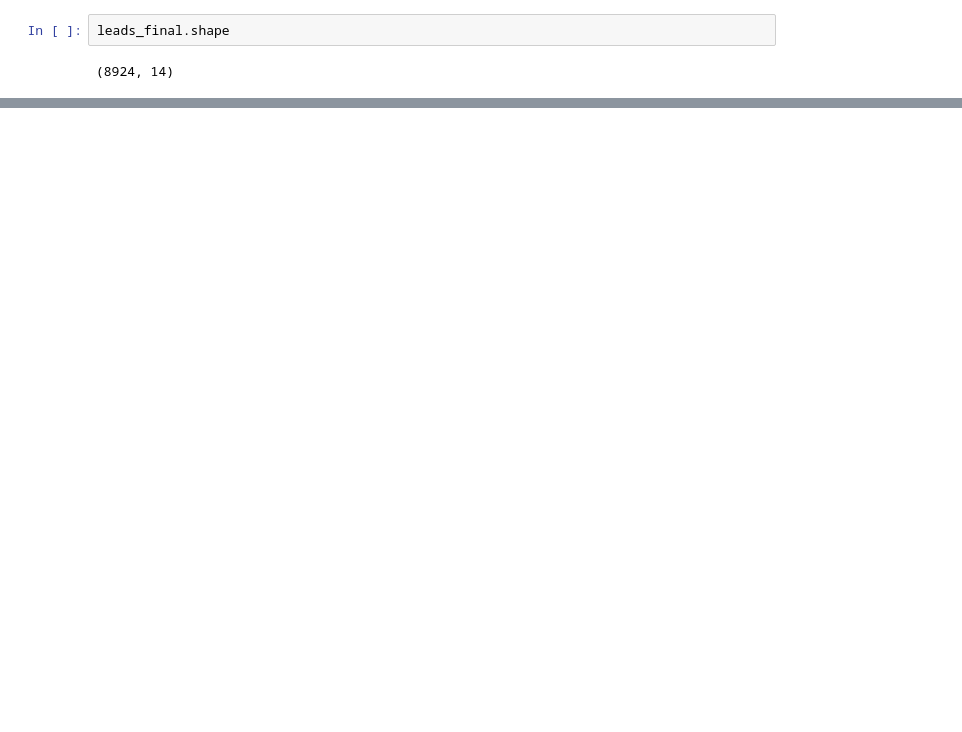
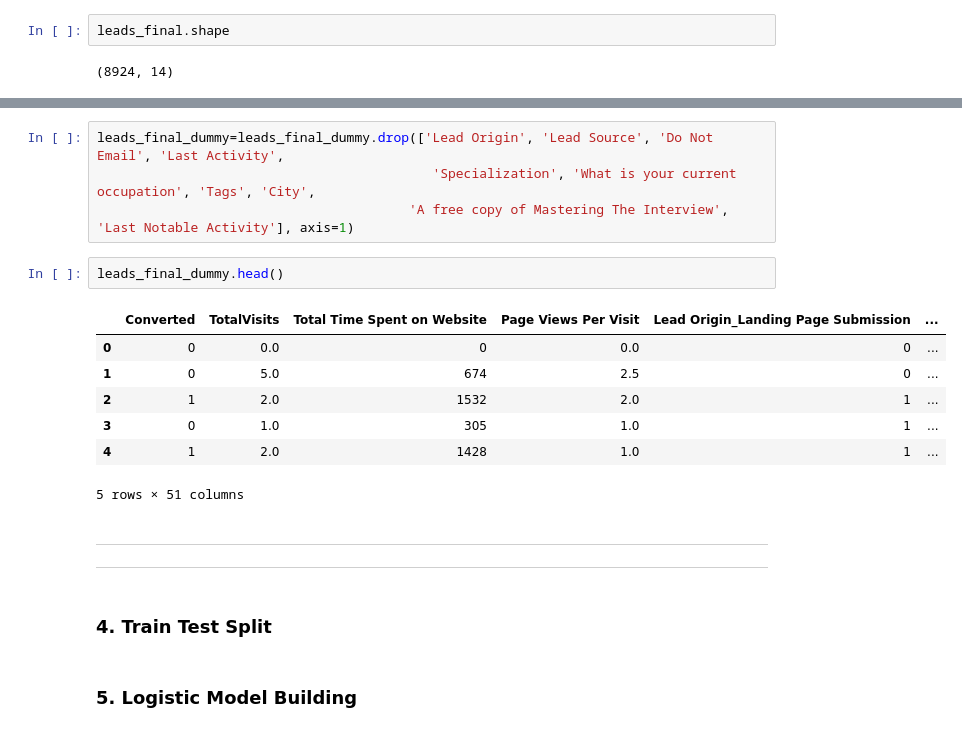
Before and after one commit to SatyugRaj/Lead_Scoring_Case_Study, a Jupyter notebook: LEAD_SCORING_CASE_STUDY.ipynb, the cells around one changed output, grey strips where cells are left out. Saved outputs shown, nothing was run; the diff lists cells and outputs as text; blank space fills up the shorter version.

```diff
--- a/LEAD_SCORING_CASE_STUDY.ipynb
+++ b/LEAD_SCORING_CASE_STUDY.ipynb
@@ -1055,0 +1134,21 @@ leads_final.shape
+# %%
+leads_final_dummy=leads_final_dummy.drop(['Lead Origin', 'Lead Source', 'Do Not Email', 'Last Activity',
+                                           'Specialization', 'What is your current occupation', 'Tags', 'City',
+                                        'A free copy of Mastering The Interview', 'Last Notable Activity'], axis=1)
+# %%
+leads_final_dummy.head()
+# %% [output]
+|  | Converted | TotalVisits | Total Time Spent on Website | Page Views Per Visit | Lead Origin_Landing Page Submission | ... |
+| 0 | 0 | 0.0 | 0 | 0.0 | 0 | ... |
+| 1 | 0 | 5.0 | 674 | 2.5 | 0 | ... |
+| 2 | 1 | 2.0 | 1532 | 2.0 | 1 | ... |
+| 3 | 0 | 1.0 | 305 | 1.0 | 1 | ... |
+| 4 | 1 | 2.0 | 1428 | 1.0 | 1 | ... |
+5 rows × 51 columns
+# %% [markdown]
+***************************************************************************************************
+************************************************************************************************************************************************
+# %% [markdown]
+### 4. Train Test Split
+# %% [markdown]
+### 5. Logistic Model Building
```
Also changed, not shown: parts of 55 cells of this notebook.
